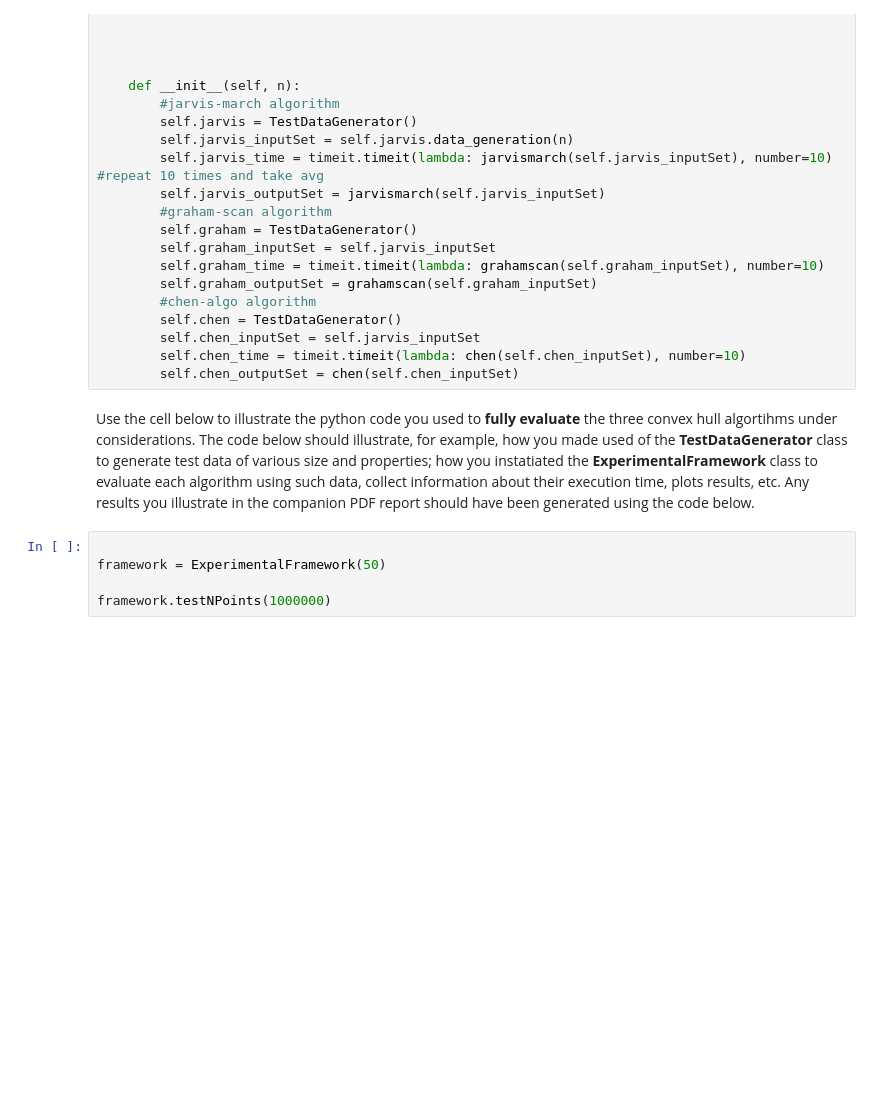
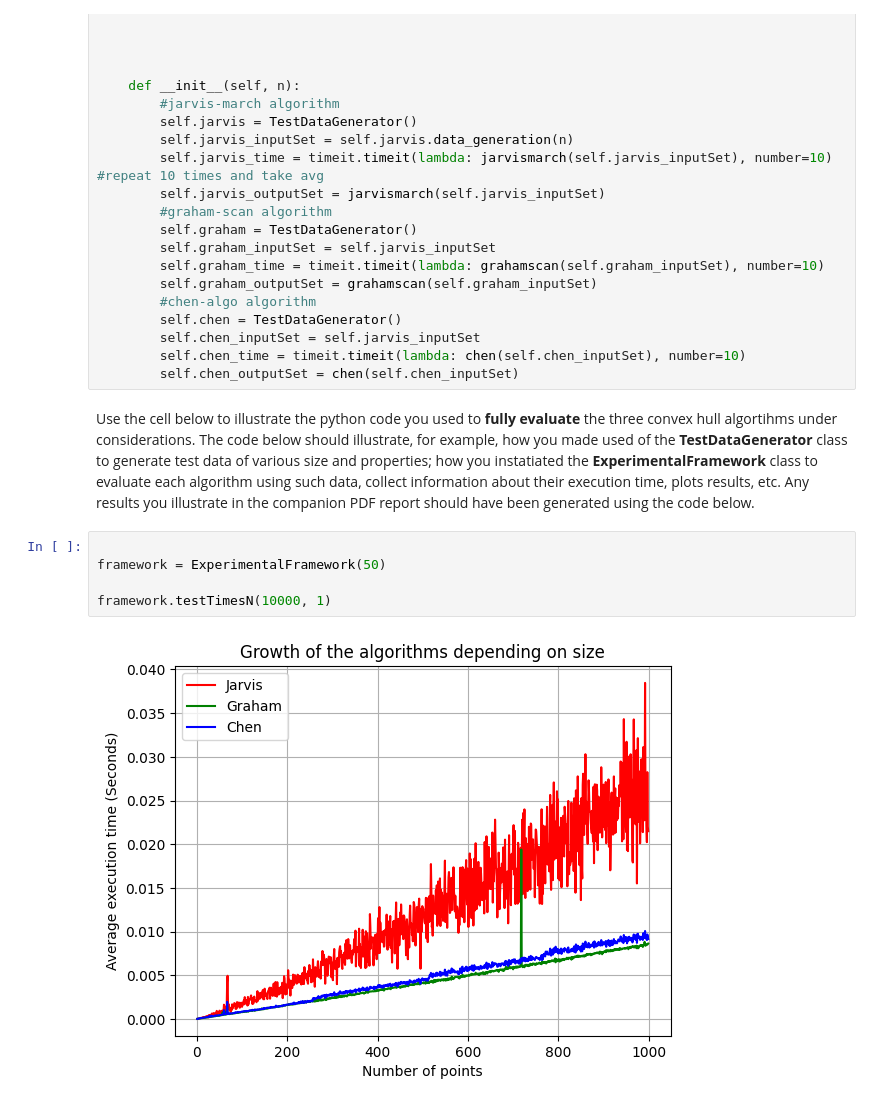
Before and after one commit to Marwan141/COMP0005_Group35, a Jupyter notebook: grp-XXX-0005code.ipynb, the cells around one changed output. Cells and saved outputs as stored; diff of their text form; blank space fills up the shorter version.

```diff
--- a/grp-XXX-0005code.ipynb
+++ b/grp-XXX-0005code.ipynb
@@ -408,5 +408,7 @@ Use the cell below to illustrate the python code you used to **fully evaluate**
 # %%
 
 framework = ExperimentalFramework(50)
 
-framework.testNPoints(1000000)
+framework.testTimesN(10000, 1)
+# %% [output]
+[figure, added]
```
